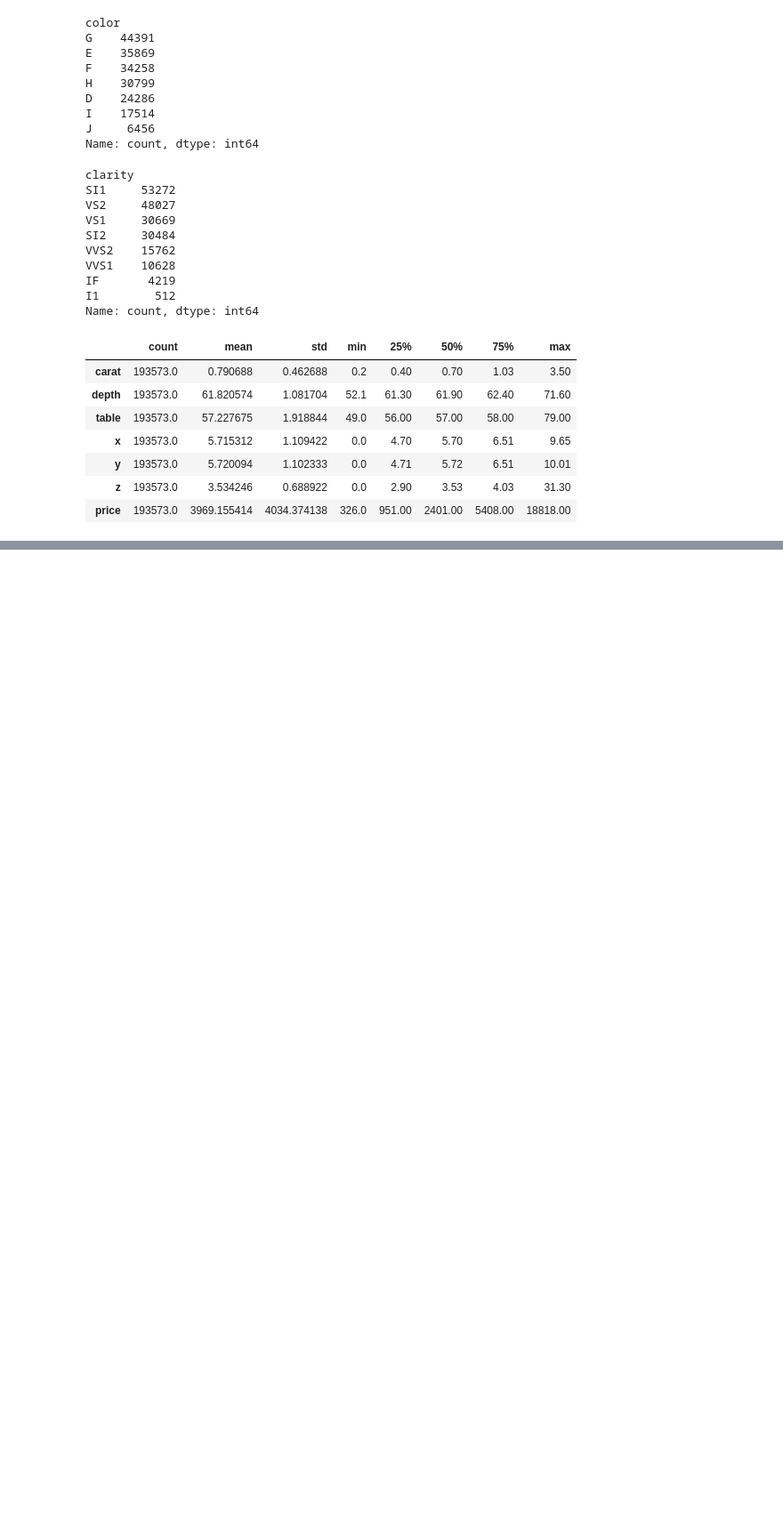
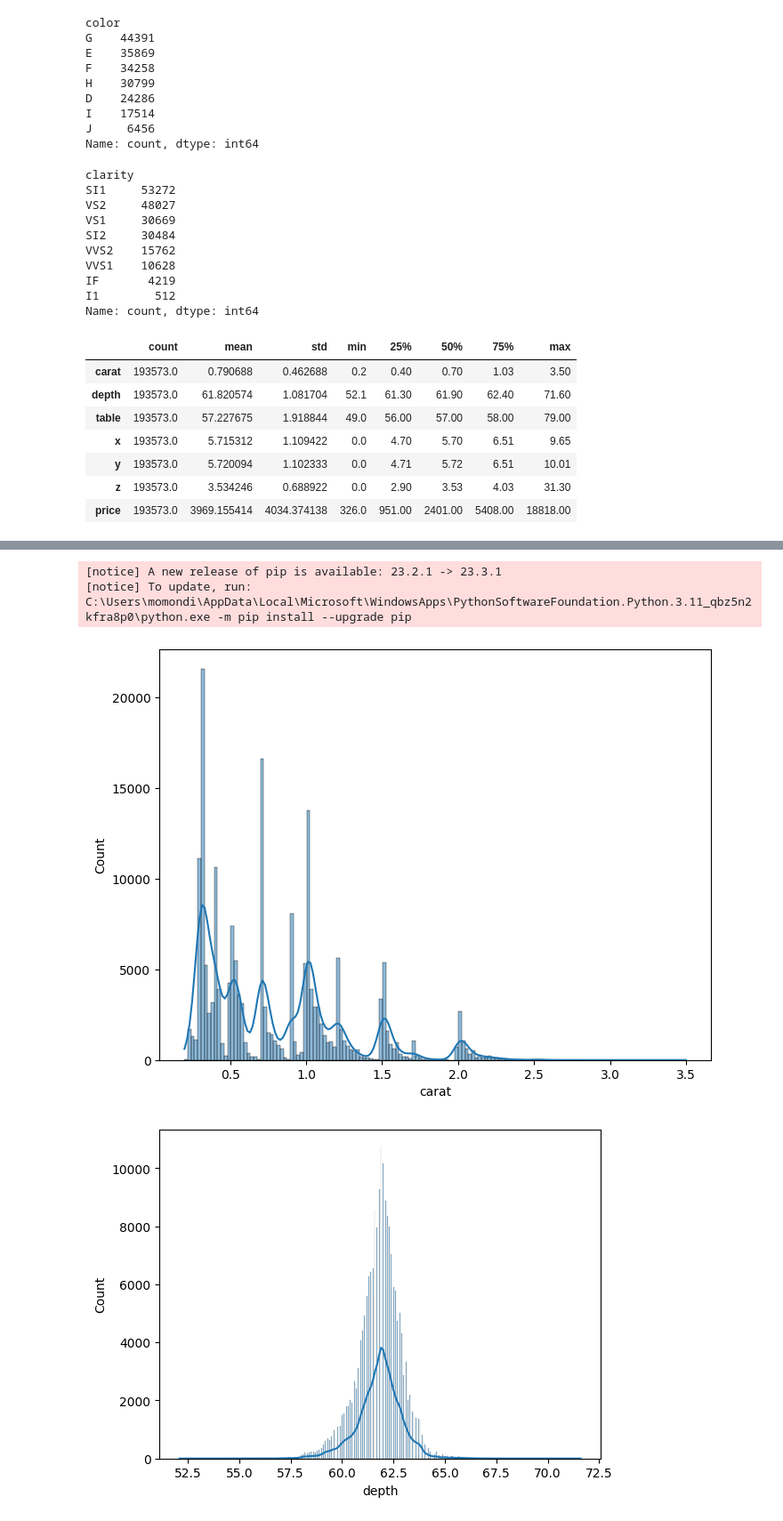
Before and after one commit to MosesCode42/fsdsendtoend-, a Jupyter notebook: notebooks/research.ipynb, the cells around one changed output, grey strips where cells are left out. Shown: that part at 89% size. Saved outputs shown, nothing was run; the diff lists cells and outputs as text; code cells hidden in the pictures; blank space fills up the shorter version.

```diff
--- a/notebooks/research.ipynb
+++ b/notebooks/research.ipynb
@@ -187,0 +183,12 @@ ModuleNotFoundError: No module named 'seaborn'
+# %%
+%pip install seaborn
+
+import seaborn as sns
+import matplotlib.pyplot as plt
+plt.figure(figsize=(8,6))
+
+for col in numerical_columns:
+    sns.histplot(data=data,x=col,kde=True)
+    print('\n')
+    plt.show()
+# %% [output]
@@ -187,0 +211,4 @@ ModuleNotFoundError: No module named 'seaborn'
+[notice] A new release of pip is available: 23.2.1 -> 23.3.1
+[notice] To update, run: C:\Users\momondi\AppData\Local\Microsoft\WindowsApps\PythonSoftwareFoundation.Python.3.11_qbz5n2kfra8p0\python.exe -m pip install --upgrade pip
+[figure, added]
+[figure, added]
```
Also changed, not shown: parts of 11 cells of this notebook.
